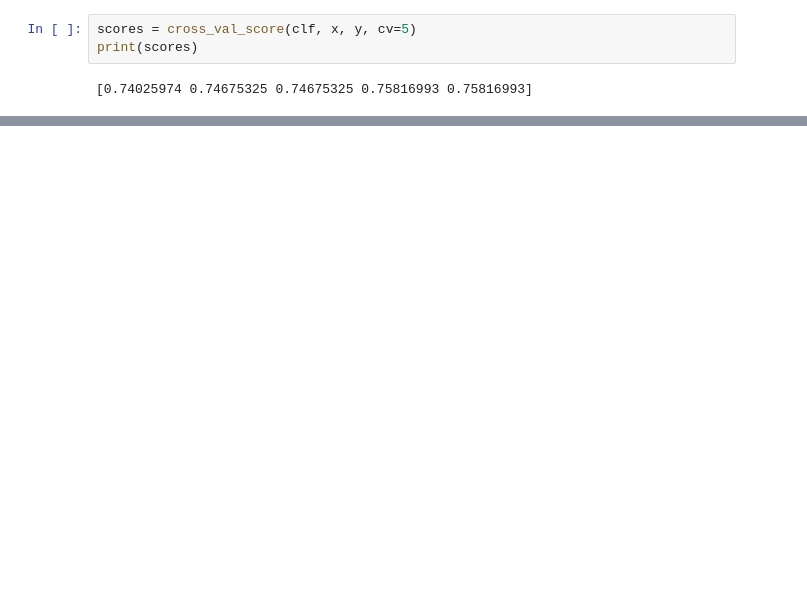
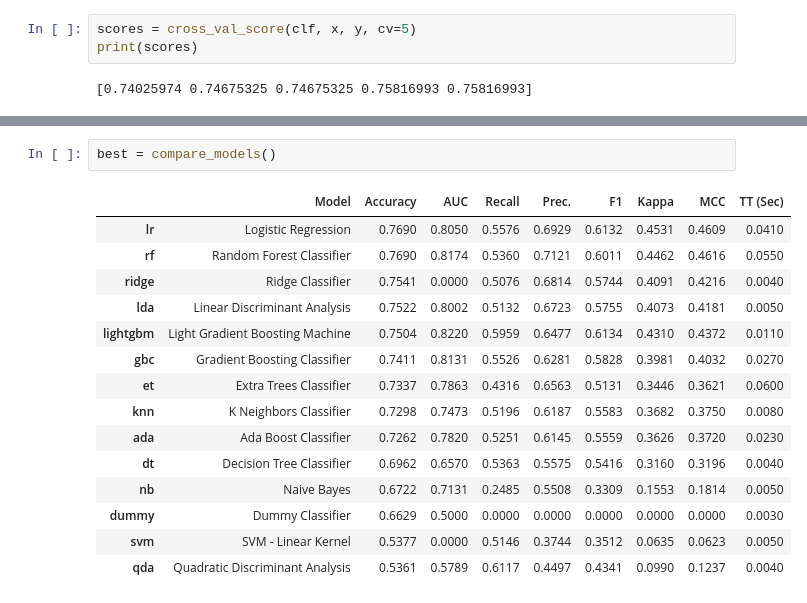
Before and after one commit to teg-lad/CA4015-diabetes-classification, a Jupyter notebook: CA4015 - Adam Tegart - Assignment 1.ipynb, the cells around one changed output, grey strips where cells are left out. Cells and saved outputs as stored; diff of their text form; blank space fills up the shorter version.

```diff
--- a/CA4015 - Adam Tegart - Assignment 1.ipynb
+++ b/CA4015 - Adam Tegart - Assignment 1.ipynb
@@ -141,0 +304,18 @@ AttributeError: 'Simple_Imputer' object has no attribute 'fill_value_categorical
+# %%
+best = compare_models()
+# %% [output]
+|  | Model | Accuracy | AUC | Recall | Prec. | F1 | Kappa | MCC | TT (Sec) |
+| lr | Logistic Regression | 0.7690 | 0.8050 | 0.5576 | 0.6929 | 0.6132 | 0.4531 | 0.4609 | 0.0410 |
+| rf | Random Forest Classifier | 0.7690 | 0.8174 | 0.5360 | 0.7121 | 0.6011 | 0.4462 | 0.4616 | 0.0550 |
+| ridge | Ridge Classifier | 0.7541 | 0.0000 | 0.5076 | 0.6814 | 0.5744 | 0.4091 | 0.4216 | 0.0040 |
+| lda | Linear Discriminant Analysis | 0.7522 | 0.8002 | 0.5132 | 0.6723 | 0.5755 | 0.4073 | 0.4181 | 0.0050 |
+| lightgbm | Light Gradient Boosting Machine | 0.7504 | 0.8220 | 0.5959 | 0.6477 | 0.6134 | 0.4310 | 0.4372 | 0.0110 |
+| gbc | Gradient Boosting Classifier | 0.7411 | 0.8131 | 0.5526 | 0.6281 | 0.5828 | 0.3981 | 0.4032 | 0.0270 |
+| et | Extra Trees Classifier | 0.7337 | 0.7863 | 0.4316 | 0.6563 | 0.5131 | 0.3446 | 0.3621 | 0.0600 |
+| knn | K Neighbors Classifier | 0.7298 | 0.7473 | 0.5196 | 0.6187 | 0.5583 | 0.3682 | 0.3750 | 0.0080 |
+| ada | Ada Boost Classifier | 0.7262 | 0.7820 | 0.5251 | 0.6145 | 0.5559 | 0.3626 | 0.3720 | 0.0230 |
+| dt | Decision Tree Classifier | 0.6962 | 0.6570 | 0.5363 | 0.5575 | 0.5416 | 0.3160 | 0.3196 | 0.0040 |
+| nb | Naive Bayes | 0.6722 | 0.7131 | 0.2485 | 0.5508 | 0.3309 | 0.1553 | 0.1814 | 0.0050 |
+| dummy | Dummy Classifier | 0.6629 | 0.5000 | 0.0000 | 0.0000 | 0.0000 | 0.0000 | 0.0000 | 0.0030 |
+| svm | SVM - Linear Kernel | 0.5377 | 0.0000 | 0.5146 | 0.3744 | 0.3512 | 0.0635 | 0.0623 | 0.0050 |
+| qda | Quadratic Discriminant Analysis | 0.5361 | 0.5789 | 0.6117 | 0.4497 | 0.4341 | 0.0990 | 0.1237 | 0.0040 |
```
Also changed, not shown: parts of 28 cells of this notebook, 2 other files.
